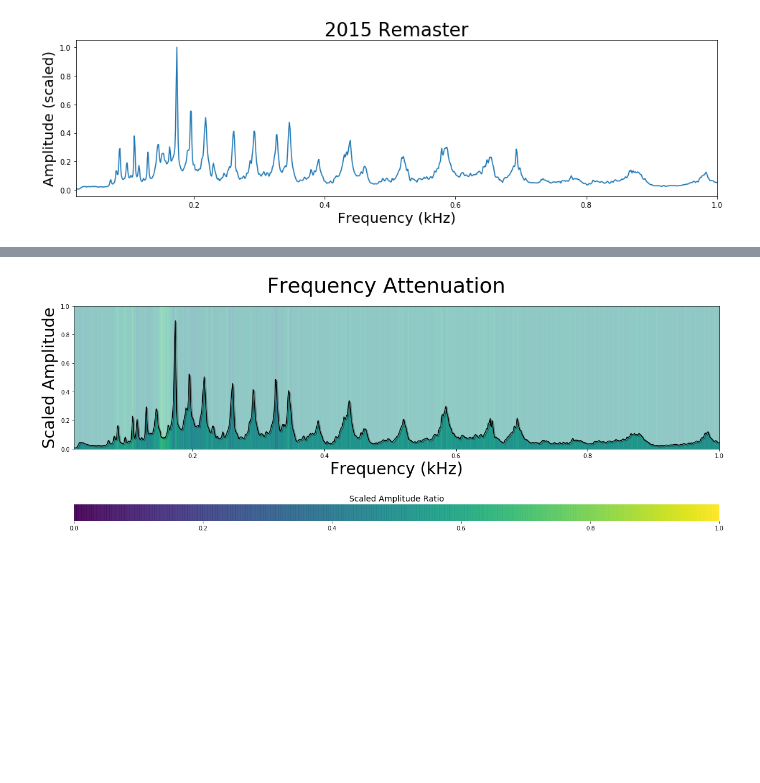
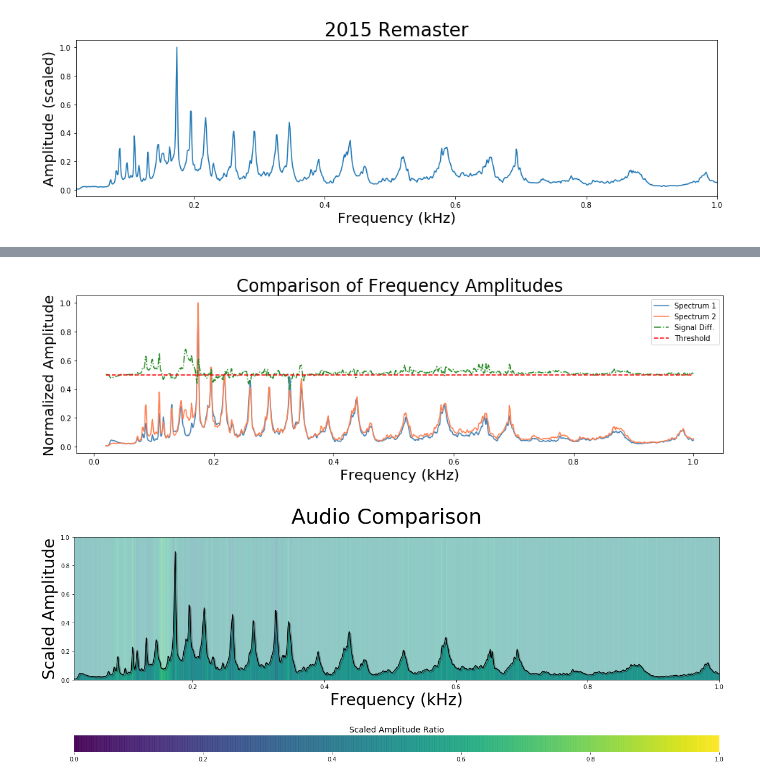
Before and after one commit to QED0711/audio_analyzer, a Jupyter notebook: main.ipynb, the cells around one changed output, grey strips where cells are left out. Drawn from its saved outputs; the diff is of its cells as text; code cells hidden in the pictures; blank space fills up the shorter version.

```diff
--- a/main.ipynb
+++ b/main.ipynb
@@ -31,4 +35,6 @@ orig_to_15.plot_attenuation_graph(frange=(20,1000), plot_original=True, cmap='ma
 # %%
-remasters.plot_attenuation_graph(frange=(20,1000), plot_original=True, cmap='viridis')
+remasters.plot_spectrum_group(frange=(20,1000), ratio=True, threshold=True)
+remasters.plot_spectrum_comparison(frange=(20,1000), plot_original=True, cmap='viridis')
 # %% [output]
-[figure, old version]
+[figure, new version]
+[figure, added]
```
Also changed, not shown: parts of 6 cells of this notebook, 1 other file.
